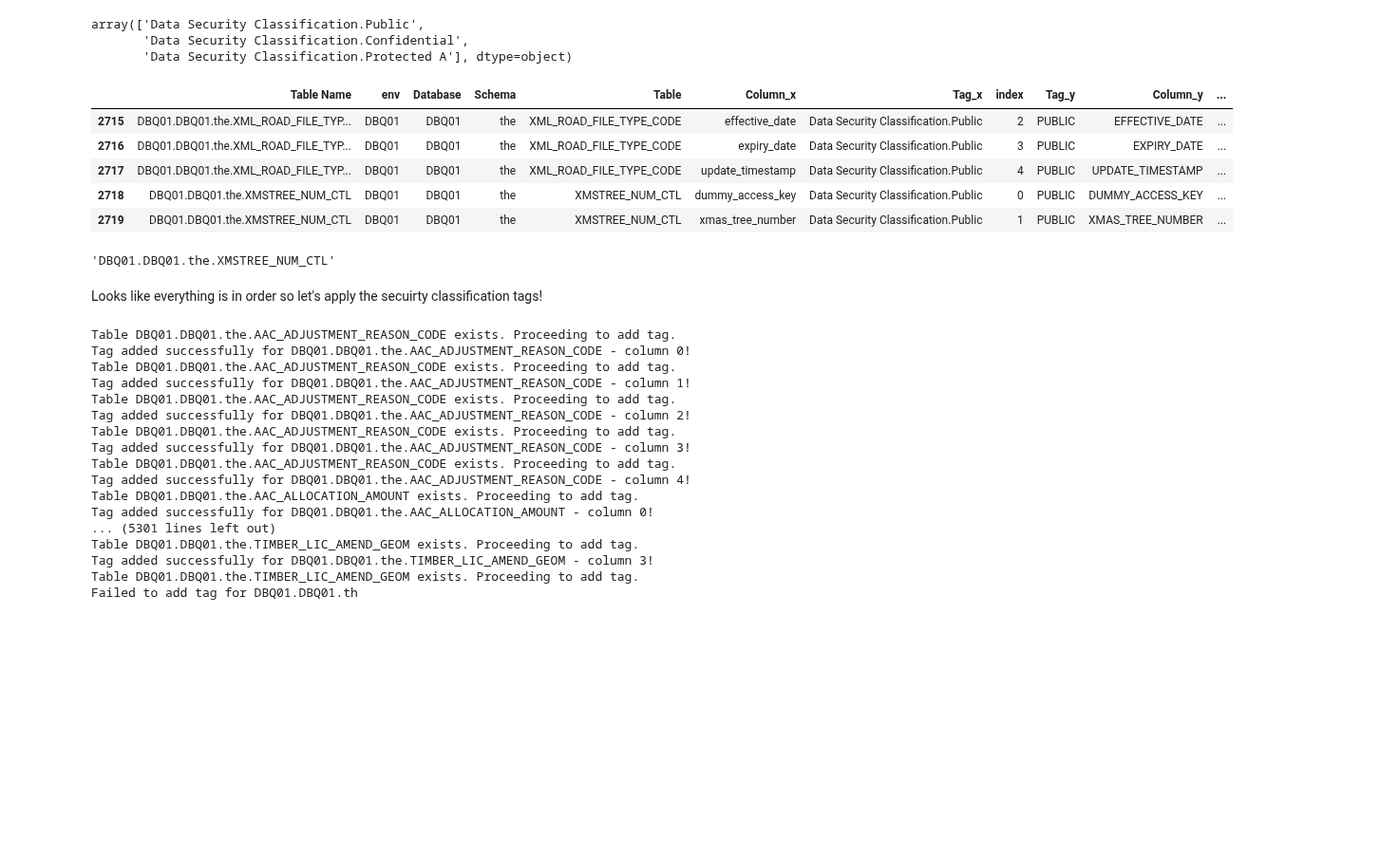
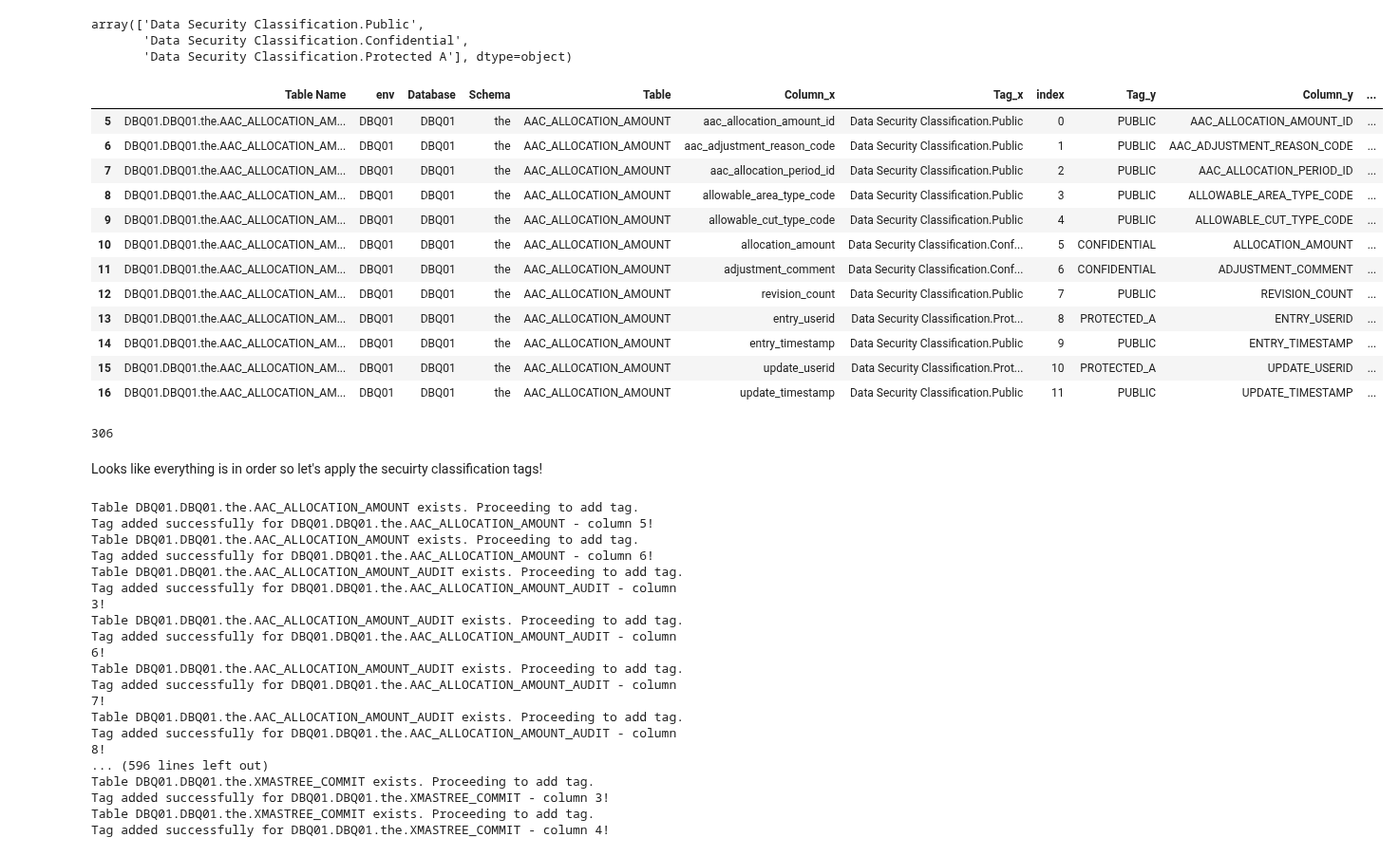
Before and after one commit to bcgov/nr-data-catalogue, a Jupyter notebook: scripts/tags/patch_column_tags.ipynb, the cells around one changed output. Shown at 95% size. Saved outputs shown, nothing was run; the diff lists cells and outputs as text; code cells hidden in the pictures; blank space fills up the shorter version.

```diff
--- a/scripts/tags/patch_column_tags.ipynb
+++ b/scripts/tags/patch_column_tags.ipynb
@@ -130,0 +131,3 @@ df = pd.read_csv('tests/all_cols.csv')
+# %%
+# df = pd.read_csv('reference_csvs/all_cols.csv').drop('Unnamed: 0',axis=1)
+df = get_most_recent_csv('tests')
@@ -282,7 +288,7 @@ array(['the', 'fdw_ods_fta_replication', 'acat', 'fish', 'vgis', 'mascot',
 # %% [markdown]
 Okay, let's see what env/schema combos are present on the CSV of compiled secuirty classification data
 # %%
-df2 = pd.read_csv('tests/cmp.csv')
+df2 = pd.read_csv('reference_csvs/cmp.csv')
 df2.head()
 # %% [output]
 |  | Database | Schema | Table | Column | Tag | Data Type | Column Length | Nullable | Rows in Table | ... |
@@ -390,24 +386,31 @@ merged_df['Tag_x'].unique()
 array(['Data Security Classification.Public',
        'Data Security Classification.Confidential',
        'Data Security Classification.Protected A'], dtype=object)
-# %%
-merged_df.tail()
-# %% [output]
-|  | Table Name | env | Database | Schema | Table | Column_x | Tag_x | index | Tag_y | Column_y | ... |
-| 2715 | DBQ01.DBQ01.the.XML_ROAD_FILE_TYP... | DBQ01 | DBQ01 | the | XML_ROAD_FILE_TYPE_CODE | effective_date | Data Security Classification.Public | 2 | PUBLIC | EFFECTIVE_DATE | ... |
-| 2716 | DBQ01.DBQ01.the.XML_ROAD_FILE_TYP... | DBQ01 | DBQ01 | the | XML_ROAD_FILE_TYPE_CODE | expiry_date | Data Security Classification.Public | 3 | PUBLIC | EXPIRY_DATE | ... |
-| 2717 | DBQ01.DBQ01.the.XML_ROAD_FILE_TYP... | DBQ01 | DBQ01 | the | XML_ROAD_FILE_TYPE_CODE | update_timestamp | Data Security Classification.Public | 4 | PUBLIC | UPDATE_TIMESTAMP | ... |
-| 2718 | DBQ01.DBQ01.the.XMSTREE_NUM_CTL | DBQ01 | DBQ01 | the | XMSTREE_NUM_CTL | dummy_access_key | Data Security Classification.Public | 0 | PUBLIC | DUMMY_ACCESS_KEY | ... |
-| 2719 | DBQ01.DBQ01.the.XMSTREE_NUM_CTL | DBQ01 | DBQ01 | the | XMSTREE_NUM_CTL | xmas_tree_number | Data Security Classification.Public | 1 | PUBLIC | XMAS_TREE_NUMBER | ... |
 # %%
-merged_df['Table Name'][2719]
+merged_df[merged_df['Table']=='AAC_ALLOCATION_AMOUNT']
 # %% [output]
-'DBQ01.DBQ01.the.XMSTREE_NUM_CTL'
+|  | Table Name | env | Database | Schema | Table | Column_x | Tag_x | index | Tag_y | Column_y | ... |
+| 5 | DBQ01.DBQ01.the.AAC_ALLOCATION_AM... | DBQ01 | DBQ01 | the | AAC_ALLOCATION_AMOUNT | aac_allocation_amount_id | Data Security Classification.Public | 0 | PUBLIC | AAC_ALLOCATION_AMOUNT_ID | ... |
+| 6 | DBQ01.DBQ01.the.AAC_ALLOCATION_AM... | DBQ01 | DBQ01 | the | AAC_ALLOCATION_AMOUNT | aac_adjustment_reason_code | Data Security Classification.Public | 1 | PUBLIC | AAC_ADJUSTMENT_REASON_CODE | ... |
+| 7 | DBQ01.DBQ01.the.AAC_ALLOCATION_AM... | DBQ01 | DBQ01 | the | AAC_ALLOCATION_AMOUNT | aac_allocation_period_id | Data Security Classification.Public | 2 | PUBLIC | AAC_ALLOCATION_PERIOD_ID | ... |
+| 8 | DBQ01.DBQ01.the.AAC_ALLOCATION_AM... | DBQ01 | DBQ01 | the | AAC_ALLOCATION_AMOUNT | allowable_area_type_code | Data Security Classification.Public | 3 | PUBLIC | ALLOWABLE_AREA_TYPE_CODE | ... |
+| 9 | DBQ01.DBQ01.the.AAC_ALLOCATION_AM... | DBQ01 | DBQ01 | the | AAC_ALLOCATION_AMOUNT | allowable_cut_type_code | Data Security Classification.Public | 4 | PUBLIC | ALLOWABLE_CUT_TYPE_CODE | ... |
+| 10 | DBQ01.DBQ01.the.AAC_ALLOCATION_AM... | DBQ01 | DBQ01 | the | AAC_ALLOCATION_AMOUNT | allocation_amount | Data Security Classification.Conf... | 5 | CONFIDENTIAL | ALLOCATION_AMOUNT | ... |
+| 11 | DBQ01.DBQ01.the.AAC_ALLOCATION_AM... | DBQ01 | DBQ01 | the | AAC_ALLOCATION_AMOUNT | adjustment_comment | Data Security Classification.Conf... | 6 | CONFIDENTIAL | ADJUSTMENT_COMMENT | ... |
+| 12 | DBQ01.DBQ01.the.AAC_ALLOCATION_AM... | DBQ01 | DBQ01 | the | AAC_ALLOCATION_AMOUNT | revision_count | Data Security Classification.Public | 7 | PUBLIC | REVISION_COUNT | ... |
+| 13 | DBQ01.DBQ01.the.AAC_ALLOCATION_AM... | DBQ01 | DBQ01 | the | AAC_ALLOCATION_AMOUNT | entry_userid | Data Security Classification.Prot... | 8 | PROTECTED_A | ENTRY_USERID | ... |
+| 14 | DBQ01.DBQ01.the.AAC_ALLOCATION_AM... | DBQ01 | DBQ01 | the | AAC_ALLOCATION_AMOUNT | entry_timestamp | Data Security Classification.Public | 9 | PUBLIC | ENTRY_TIMESTAMP | ... |
+| 15 | DBQ01.DBQ01.the.AAC_ALLOCATION_AM... | DBQ01 | DBQ01 | the | AAC_ALLOCATION_AMOUNT | update_userid | Data Security Classification.Prot... | 10 | PROTECTED_A | UPDATE_USERID | ... |
+| 16 | DBQ01.DBQ01.the.AAC_ALLOCATION_AM... | DBQ01 | DBQ01 | the | AAC_ALLOCATION_AMOUNT | update_timestamp | Data Security Classification.Public | 11 | PUBLIC | UPDATE_TIMESTAMP | ... |
+# %%
+len(merged_df[merged_df['Tag_y']=='CONFIDENTIAL'])
+# %% [output]
+306
 # %% [markdown]
 Looks like everything is in order so let's apply the secuirty classification tags!
 # %%
 # Example: Checking if the table exists before applying tags
-for index, row in merged_df.iterrows():
+for index, row in merged_df[merged_df['Tag_y']=='CONFIDENTIAL'].iterrows():
     table_fqn = row['Table Name']
     column_index = row['index']
     tag_fqn = row['Tag_x']
@@ -422,7 +425,7 @@ for index, row in merged_df.iterrows():
         print(f"Table {table_fqn} exists. Proceeding to add tag.")
 
         # Construct the API URL
-        url_fqn = f"https://nr-data-catalogue-test.apps.emerald.devops.gov.bc.ca/api/v1/tables/name/{table_fqn}?fields=columns,tags"
+        url_fqn = f"https://nr-data-catalogue-{env}.apps.emerald.devops.gov.bc.ca/api/v1/tables/name/{table_fqn}?fields=columns,tags"
 
         # JSON body for adding a tag to the specific column
         data_patch = [
@@ -451,20 +454,20 @@ for index, row in merged_df.iterrows():
     else:
         print(f"Table {table_fqn} not found. Skipping this entry.")
 # %% [output]
-Table DBQ01.DBQ01.the.AAC_ADJUSTMENT_REASON_CODE exists. Proceeding to add tag.
-Tag added successfully for DBQ01.DBQ01.the.AAC_ADJUSTMENT_REASON_CODE - column 0!
-Table DBQ01.DBQ01.the.AAC_ADJUSTMENT_REASON_CODE exists. Proceeding to add tag.
-Tag added successfully for DBQ01.DBQ01.the.AAC_ADJUSTMENT_REASON_CODE - column 1!
-Table DBQ01.DBQ01.the.AAC_ADJUSTMENT_REASON_CODE exists. Proceeding to add tag.
-Tag added successfully for DBQ01.DBQ01.the.AAC_ADJUSTMENT_REASON_CODE - column 2!
-Table DBQ01.DBQ01.the.AAC_ADJUSTMENT_REASON_CODE exists. Proceeding to add tag.
-Tag added successfully for DBQ01.DBQ01.the.AAC_ADJUSTMENT_REASON_CODE - column 3!
-Table DBQ01.DBQ01.the.AAC_ADJUSTMENT_REASON_CODE exists. Proceeding to add tag.
-Tag added successfully for DBQ01.DBQ01.the.AAC_ADJUSTMENT_REASON_CODE - column 4!
 Table DBQ01.DBQ01.the.AAC_ALLOCATION_AMOUNT exists. Proceeding to add tag.
-Tag added successfully for DBQ01.DBQ01.the.AAC_ALLOCATION_AMOUNT - column 0!
-... (5301 lines left out)
-Table DBQ01.DBQ01.the.TIMBER_LIC_AMEND_GEOM exists. Proceeding to add tag.
-Tag added successfully for DBQ01.DBQ01.the.TIMBER_LIC_AMEND_GEOM - column 3!
-Table DBQ01.DBQ01.the.TIMBER_LIC_AMEND_GEOM exists. Proceeding to add tag.
-Failed to add tag for DBQ01.DBQ01.th
+Tag added successfully for DBQ01.DBQ01.the.AAC_ALLOCATION_AMOUNT - column 5!
+Table DBQ01.DBQ01.the.AAC_ALLOCATION_AMOUNT exists. Proceeding to add tag.
+Tag added successfully for DBQ01.DBQ01.the.AAC_ALLOCATION_AMOUNT - column 6!
+Table DBQ01.DBQ01.the.AAC_ALLOCATION_AMOUNT_AUDIT exists. Proceeding to add tag.
+Tag added successfully for DBQ01.DBQ01.the.AAC_ALLOCATION_AMOUNT_AUDIT - column 3!
+Table DBQ01.DBQ01.the.AAC_ALLOCATION_AMOUNT_AUDIT exists. Proceeding to add tag.
+Tag added successfully for DBQ01.DBQ01.the.AAC_ALLOCATION_AMOUNT_AUDIT - column 6!
+Table DBQ01.DBQ01.the.AAC_ALLOCATION_AMOUNT_AUDIT exists. Proceeding to add tag.
+Tag added successfully for DBQ01.DBQ01.the.AAC_ALLOCATION_AMOUNT_AUDIT - column 7!
+Table DBQ01.DBQ01.the.AAC_ALLOCATION_AMOUNT_AUDIT exists. Proceeding to add tag.
+Tag added successfully for DBQ01.DBQ01.the.AAC_ALLOCATION_AMOUNT_AUDIT - column 8!
+... (596 lines left out)
+Table DBQ01.DBQ01.the.XMASTREE_COMMIT exists. Proceeding to add tag.
+Tag added successfully for DBQ01.DBQ01.the.XMASTREE_COMMIT - column 3!
+Table DBQ01.DBQ01.the.XMASTREE_COMMIT exists. Proceeding to add tag.
+Tag added successfully for DBQ01.DBQ01.the.XMASTREE_COMMIT - column 4!
```
Also changed, not shown: parts of 7 cells of this notebook, 15 other files.
